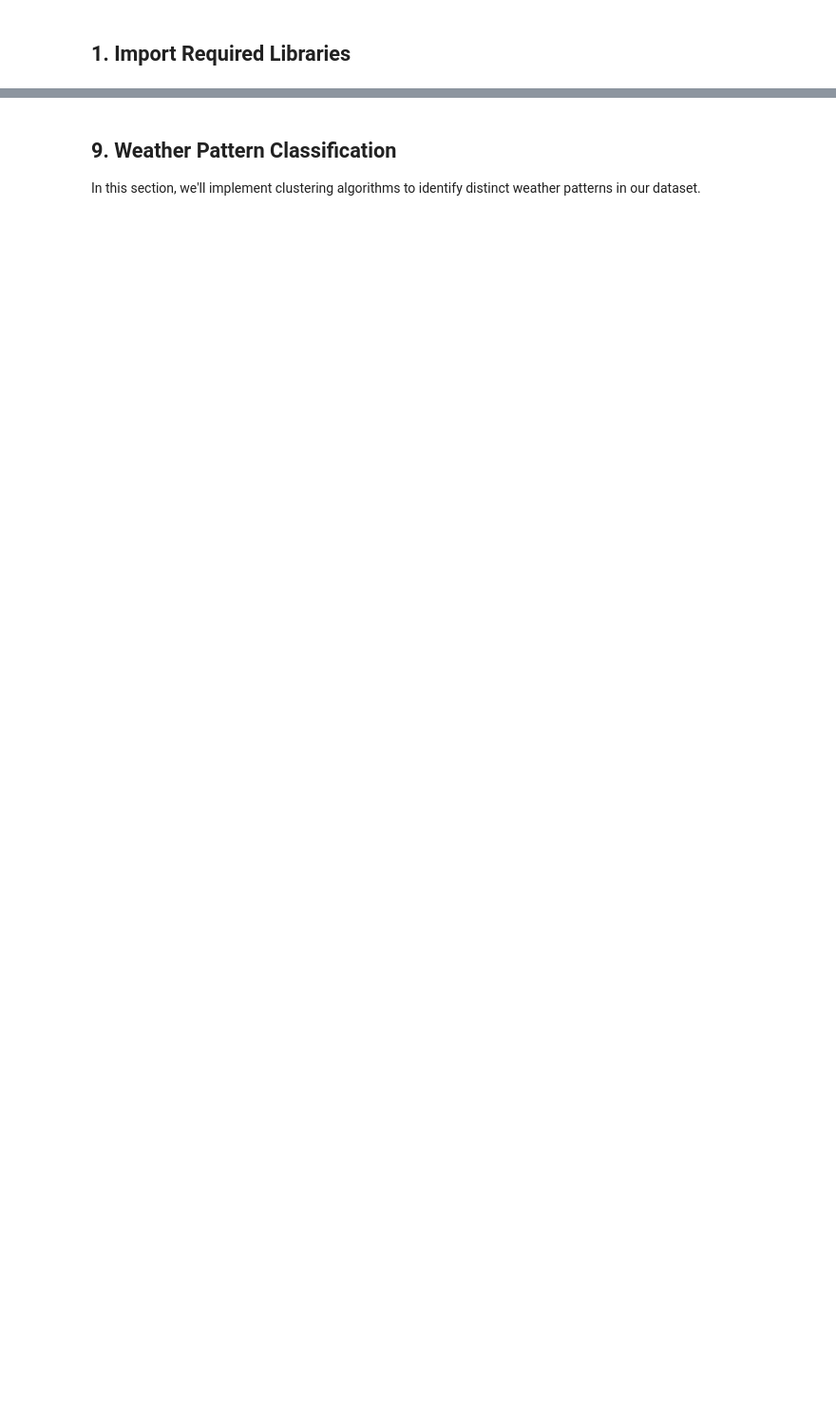
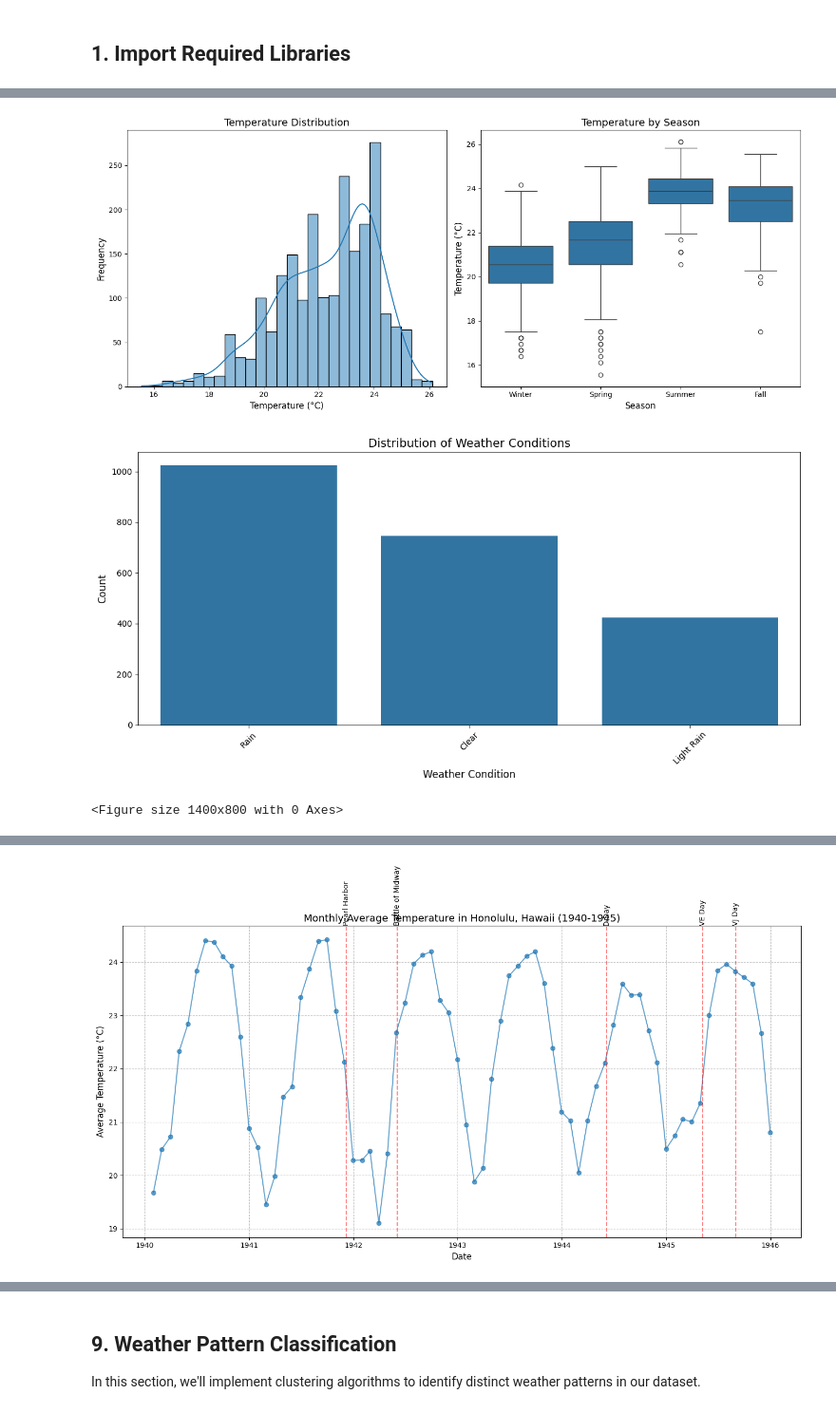
Before and after one commit to imadbenmadi/ITDS-practise-project, a Jupyter notebook: notebook.ipynb, the cells around one changed output, grey strips where cells are left out. Shown at 95% size. Saved outputs shown, nothing was run; the diff lists cells and outputs as text; code cells hidden in the pictures; blank space fills up the shorter version.

```diff
--- a/notebook.ipynb
+++ b/notebook.ipynb
@@ -37,9 +62,5 @@ import statsmodels.api as sm
 from statsmodels.tsa.seasonal import seasonal_decompose
 from statsmodels.tsa.stattools import adfuller
 from statsmodels.graphics.tsaplots import plot_acf, plot_pacf
-
-# Set visualization style
-plt.style.use('seaborn')
-sns.set_palette('Set2')
 # %% [markdown]
 ## 2. Data Loading and Exploration
@@ -47,0 +67,9 @@ In this section, we'll load the WWII weather dataset and examine its structure t
+# %%
+# Load the dataset
+try:
+    # Try to load the data
+    df = pd.read_csv('./weatherww2/weatherww2/SummaryofWeather.csv')
+    print("Data loaded successfully!")
+except Exception as e:
+    print(f"Error loading data: {e}")
+    print("If you haven't downloaded the dataset yet, please obtain it from Kaggle or appropriate source.")
@@ -198,27 +583,88 @@ Now that we have cleaned the data, let's explore it through various visualizatio
 # %%
 # Set up a unified figure style for consistency
 plt.rcParams.update({
     'figure.figsize': (12, 8),
     'axes.labelsize': 12,
     'axes.titlesize': 14,
     'xtick.labelsize': 10,
     'ytick.labelsize': 10
 })
 
 # 1. Distribution of temperature readings
 plt.figure(figsize=(14, 6))
 
 plt.subplot(1, 2, 1)
 sns.histplot(df['temperature_celsius'], kde=True)
 plt.title('Temperature Distribution')
 plt.xlabel('Temperature (°C)')
 plt.ylabel('Frequency')
 
 plt.subplot(1, 2, 2)
 sns.boxplot(data=df, x='season', y='temperature_celsius')
 plt.title('Temperature by Season')
 plt.xlabel('Season')
 plt.ylabel('Temperature (°C)')
 
 plt.tight_layout()
 plt.show()
+
+# 2. Weather conditions distribution
+plt.figure(figsize=(12, 6))
+
+# Count plot of weather conditions
+if 'weather_condition' in df.columns:
+    condition_counts = df['weather_condition'].value_counts()
+    sns.barplot(x=condition_counts.index, y=condition_counts.values)
+    plt.title('Distribution of Weather Conditions')
+    plt.xlabel('Weather Condition')
+    plt.ylabel('Count')
+    plt.xticks(rotation=45)
+    plt.tight_layout()
+    plt.show()
+
+    # Weather conditions by season
+    plt.figure(figsize=(14, 8))
+    season_condition = pd.crosstab(df['season'], df['weather_condition'], normalize='index') * 100
+    season_condition.plot(kind='bar', stacked=True, colormap='viridis')
+    plt.title('Weather Conditions by Season (%)')
+    plt.xlabel('Season')
+    plt.ylabel('Percentage')
+    plt.legend(title='Weather Condition', bbox_to_anchor=(1.05, 1), loc='upper left')
+    plt.tight_layout()
+    plt.show()
+else:
+    print("Weather condition data not available for visualization.")
+
+# 3. Time series plot for temperature
+plt.figure(figsize=(14, 8))
+
+# Group by date and calculate mean temperature
+temp_by_date = df.groupby(pd.Grouper(key='datetime', freq='M'))['temperature_celsius'].mean()
+
+# Plot time series
+plt.plot(temp_by_date.index, temp_by_date.values, marker='o', linestyle='-', alpha=0.7)
+plt.title('Monthly Average Temperature in Honolulu, Hawaii (1940-1945)')
+plt.xlabel('Date')
+plt.ylabel('Average Temperature (°C)')
+plt.grid(True, linestyle='--', alpha=0.7)
+
+# Add vertical lines for significant WWII events
+events = [
+    ('1941-12-07', 'Pearl Harbor'),
+    ('1942-06-04', 'Battle of Midway'),
+    ('1944-06-06', 'D-Day'),
+    ('1945-05-08', 'VE Day'),
+    ('1945-09-02', 'VJ Day')
+]
+
+for date, label in events:
+    plt.axvline(x=pd.to_datetime(date), color='red', linestyle='--', alpha=0.5)
+    plt.text(pd.to_datetime(date), plt.ylim()[1], label,
+             horizontalalignment='center', verticalalignment='bottom', rotation=90)
+
+plt.tight_layout()
+plt.show()
+# %% [output]
+[figure, added]
+[figure, added]
+<Figure size 1400x800 with 0 Axes>
@@ -225 +672,2 @@ plt.show()
+[figure, added]
 # %%
```
Also changed, not shown: parts of 57 cells of this notebook, 3 other files.
